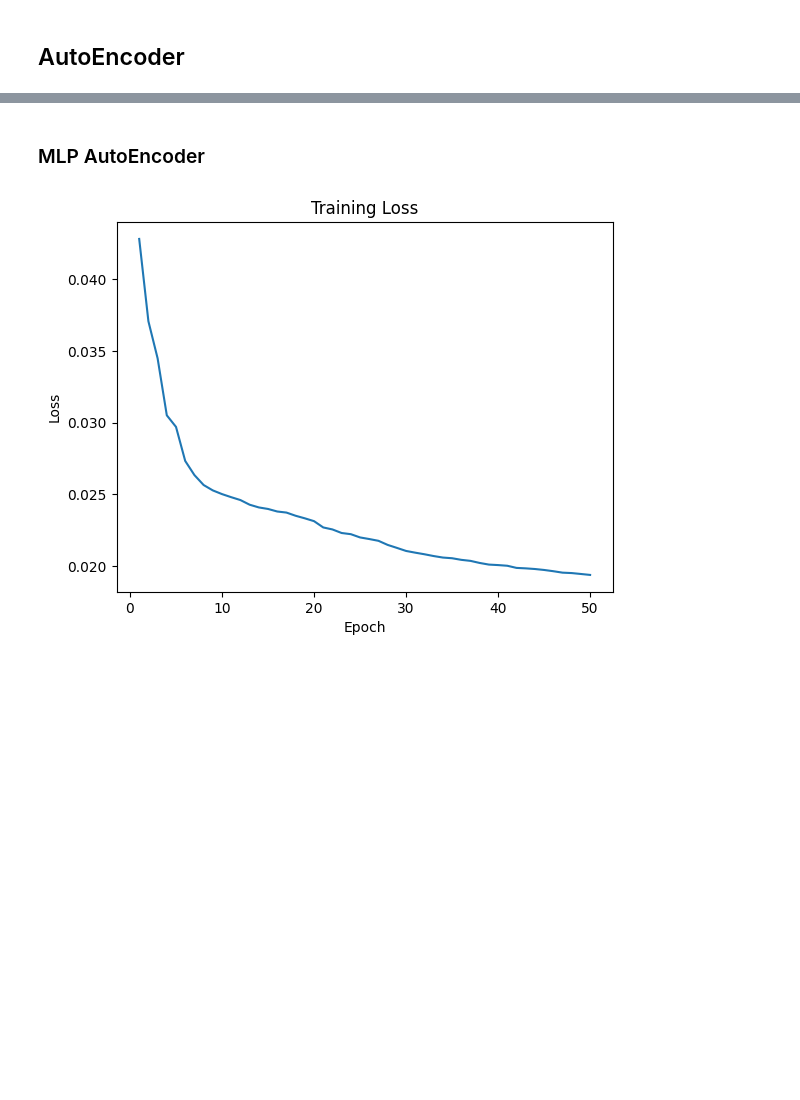
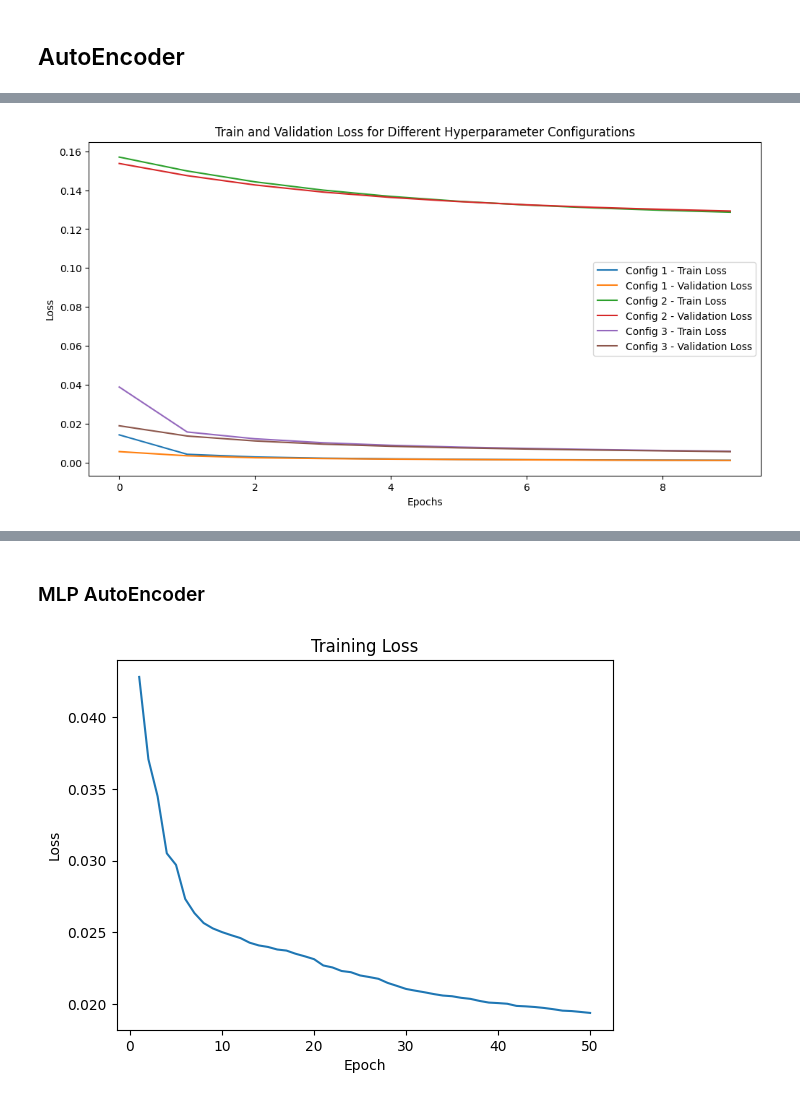
Before and after one commit to himanshuyv/SMAI, a Jupyter notebook: assignments/4/AutoEncoder.ipynb, the cells around one changed output, grey strips where cells are left out. Cells and saved outputs as stored; diff of their text form; code cells hidden in the pictures; blank space fills up the shorter version.

Commit message:
Added hyperparameter tuning for Autoencoder

```diff
--- a/assignments/4/AutoEncoder.ipynb
+++ b/assignments/4/AutoEncoder.ipynb
@@ -237,0 +372,25 @@ plot_latent_space(autoencoder, test_loader_ae)
+# %%
+def train_and_plot(model, optimizer, config_name):
+    train_losses, val_losses = model.train_model(optimizer, train_loader_ae, val_loader_ae, num_epochs=10, device=device)
+    plt.plot(train_losses, label=f"{config_name} - Train Loss")
+    plt.plot(val_losses, label=f"{config_name} - Validation Loss")
+
+configs_to_plot = [
+    {'learning_rate': 0.001, 'kernel_size': 3, 'filters': [16, 32, 64], 'optimizer': torch.optim.Adam},
+    {'learning_rate': 0.0005, 'kernel_size': 3, 'filters': [32, 64, 128], 'optimizer': torch.optim.SGD},
+    {'learning_rate': 0.0001, 'kernel_size': 5, 'filters': [16, 32, 64], 'optimizer': torch.optim.Adam}
+]
+
+plt.figure(figsize=(12, 6))
+for i, config in enumerate(configs_to_plot):
+    model = CnnAutoencoder_tuning(kernel_size=config['kernel_size'], filter_sizes=config['filters']).to(device)
+    optimizer = config['optimizer'](model.parameters(), lr=config['learning_rate'])
+    train_and_plot(model, optimizer, f"Config {i + 1}")
+
+plt.xlabel("Epochs")
+plt.ylabel("Loss")
+plt.legend()
+plt.title("Train and Validation Loss for Different Hyperparameter Configurations")
+plt.show()
+# %% [output]
+[figure, added]
```
Also changed, not shown: parts of 8 cells of this notebook.
